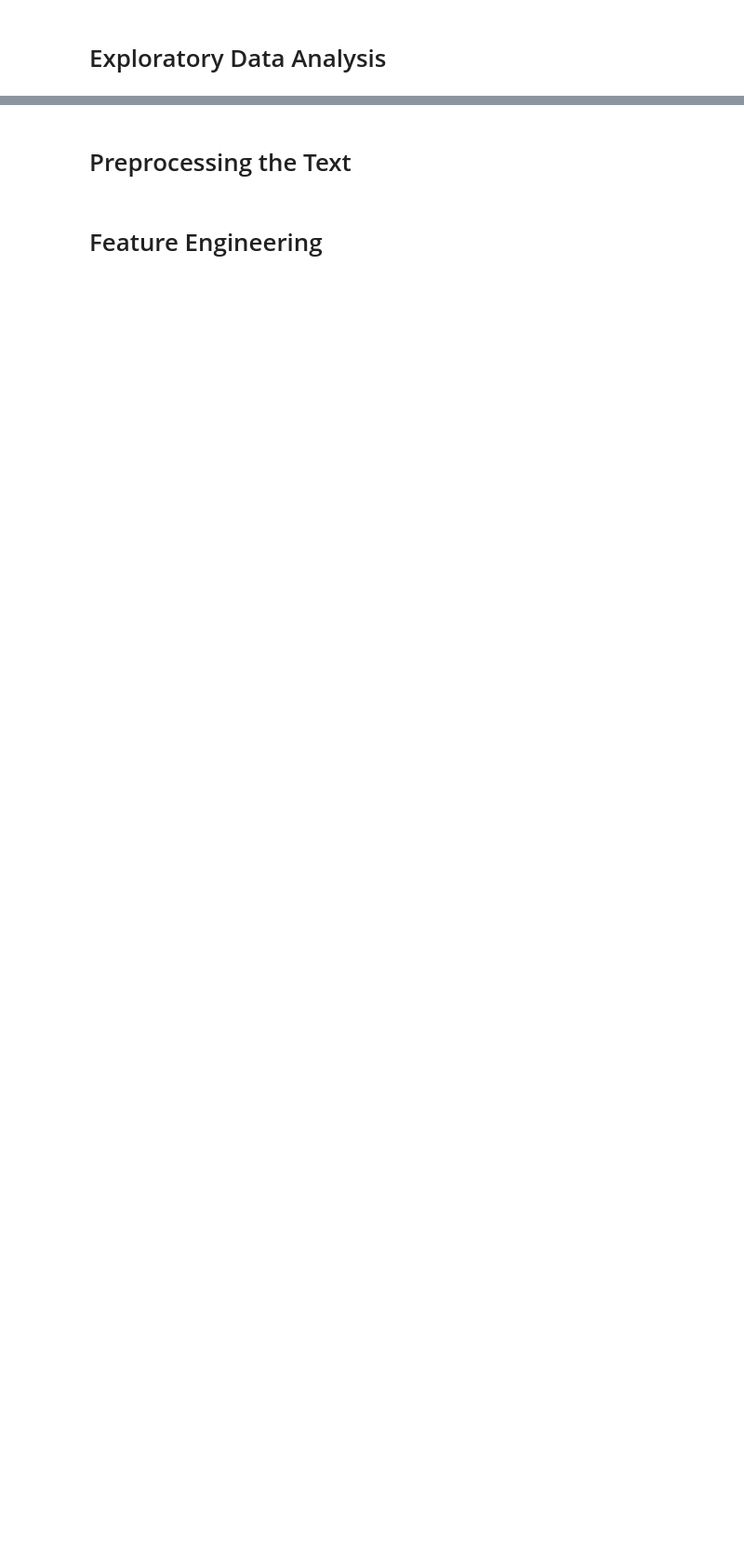
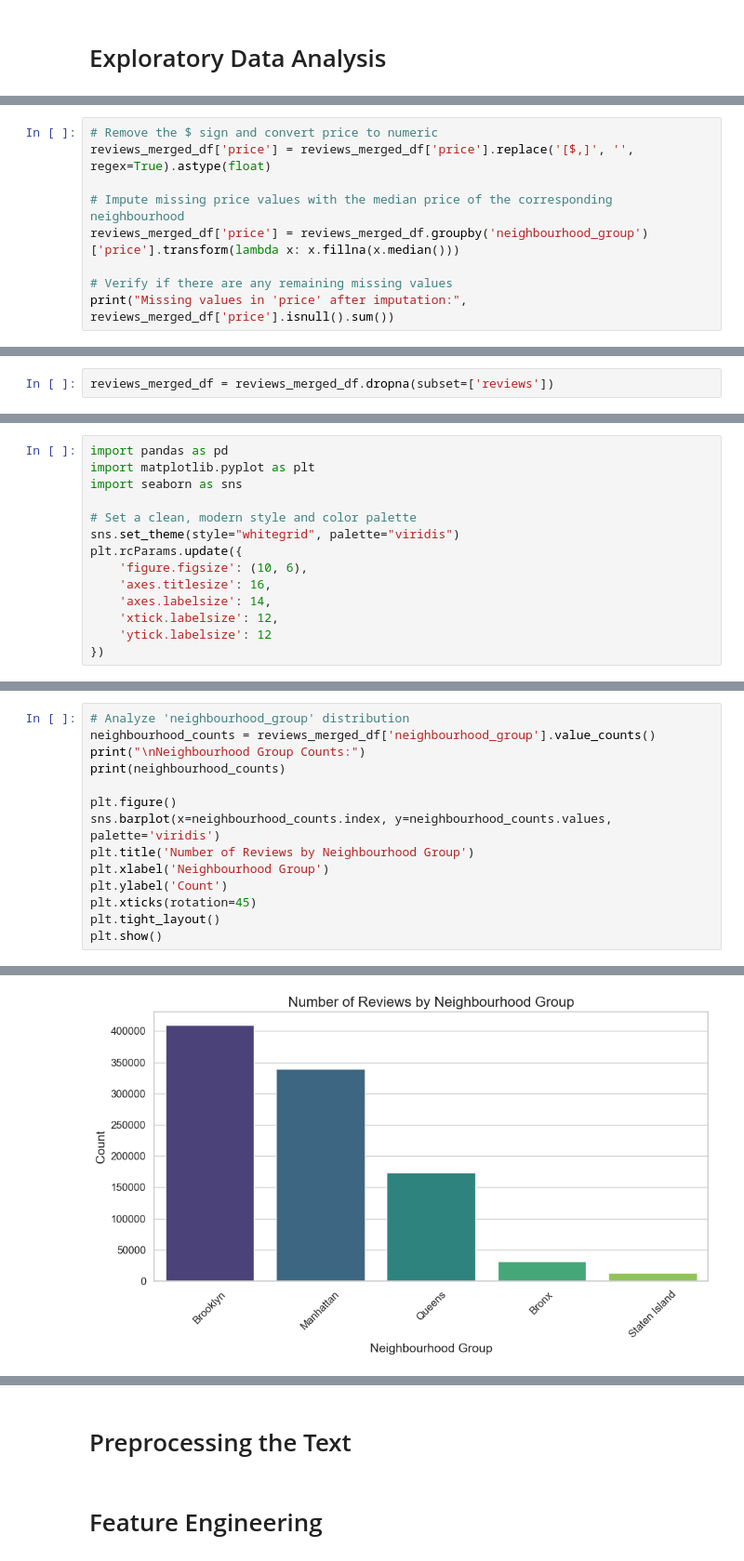
Before and after one commit to agargya123/airbnb-reviews-nlp, a Jupyter notebook: notebooks/Airbnb_Reviews_Analytics.ipynb, the cells around one changed output, grey strips where cells are left out. Shown: that part at 93% size. Cells and saved outputs as stored; diff of their text form; blank space fills up the shorter version.

```diff
--- a/notebooks/Airbnb_Reviews_Analytics.ipynb
+++ b/notebooks/Airbnb_Reviews_Analytics.ipynb
@@ -119,0 +322,9 @@ Neighborhoods:  (230, 2)
+# %%
+# Remove the $ sign and convert price to numeric
+reviews_merged_df['price'] = reviews_merged_df['price'].replace('[$,]', '', regex=True).astype(float)
+
+# Impute missing price values with the median price of the corresponding neighbourhood
+reviews_merged_df['price'] = reviews_merged_df.groupby('neighbourhood_group')['price'].transform(lambda x: x.fillna(x.median()))
+
+# Verify if there are any remaining missing values
+print("Missing values in 'price' after imputation:", reviews_merged_df['price'].isnull().sum())
@@ -119,0 +346,2 @@ Neighborhoods:  (230, 2)
+# %%
+reviews_merged_df = reviews_merged_df.dropna(subset=['reviews'])
@@ -119,0 +361,14 @@ Neighborhoods:  (230, 2)
+# %%
+import pandas as pd
+import matplotlib.pyplot as plt
+import seaborn as sns
+
+# Set a clean, modern style and color palette
+sns.set_theme(style="whitegrid", palette="viridis")
+plt.rcParams.update({
+    'figure.figsize': (10, 6),
+    'axes.titlesize': 16,
+    'axes.labelsize': 14,
+    'xtick.labelsize': 12,
+    'ytick.labelsize': 12
+})
@@ -119,0 +377,15 @@ Neighborhoods:  (230, 2)
+# %%
+# Analyze 'neighbourhood_group' distribution
+neighbourhood_counts = reviews_merged_df['neighbourhood_group'].value_counts()
+print("\nNeighbourhood Group Counts:")
+print(neighbourhood_counts)
+
+plt.figure()
+sns.barplot(x=neighbourhood_counts.index, y=neighbourhood_counts.values, palette='viridis')
+plt.title('Number of Reviews by Neighbourhood Group')
+plt.xlabel('Neighbourhood Group')
+plt.ylabel('Count')
+plt.xticks(rotation=45)
+plt.tight_layout()
+plt.show()
+# %% [output]
@@ -119,0 +403 @@ Neighborhoods:  (230, 2)
+[figure, added]
```
Also changed, not shown: parts of 42 cells of this notebook.
